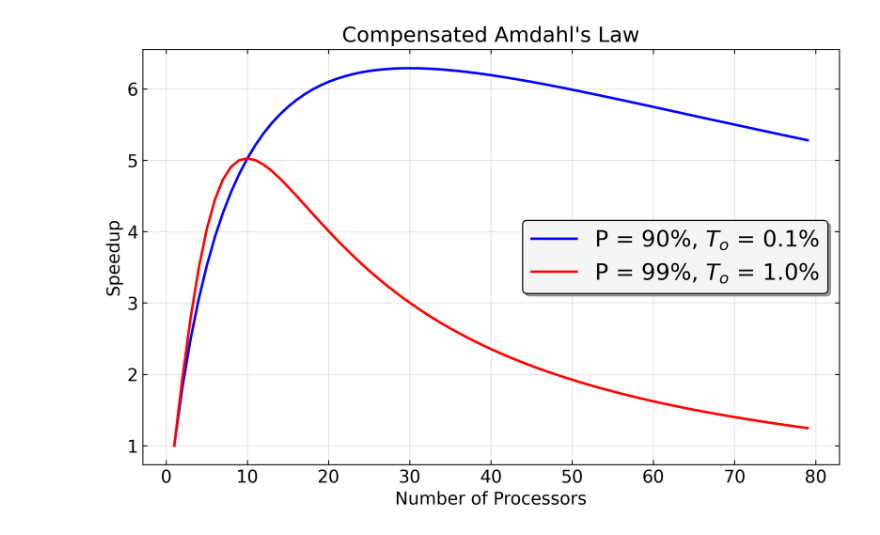
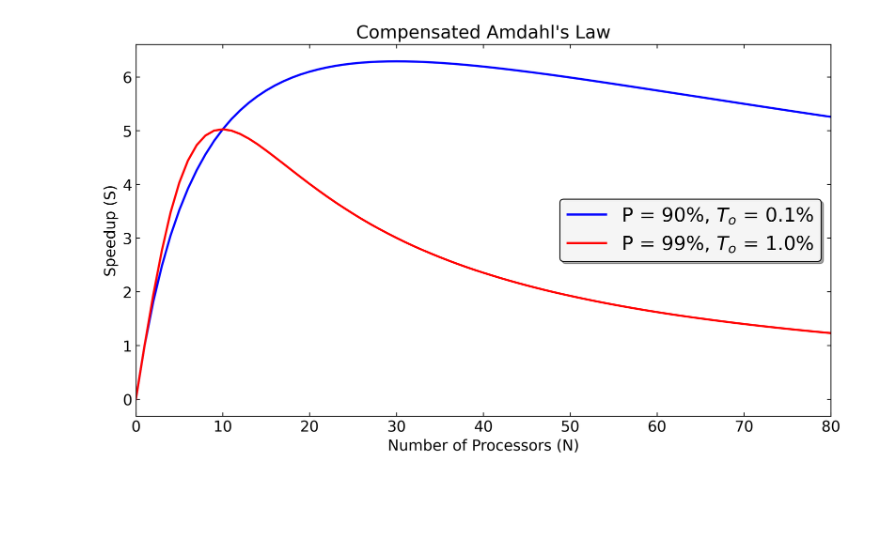
Before and after one commit to 4Tel/private-python-working, a Jupyter notebook: OpenMP/Compensated_Amdahl's_Law.ipynb, the cells around one changed output. Cells and saved outputs as stored; diff of their text form; code cells hidden in the pictures; blank space fills up the shorter version.

```diff
--- a/OpenMP/Compensated_Amdahl's_Law.ipynb
+++ b/OpenMP/Compensated_Amdahl's_Law.ipynb
@@ -1,36 +1,36 @@
 # %%
 import numpy as np
 import matplotlib.pyplot as plt
+import sys
+sys.path.append('../')
+import plotForm
+plotForm.configure_matplotlib()
 
-plt.figure(figsize=(10, 6), dpi=300)
-plt.style.use('default')
-plt.rcParams.update({'font.size': 14})
-plt.tick_params(axis='both', direction='in', top=True, right=True)
 plt.title("Compensated Amdahl's Law")
-plt.xlabel("Number of Processors")
-plt.ylabel("Speedup")
+plt.xlabel("Number of Processors (N)")
+plt.ylabel("Speedup (S)")
 
 # Parameters
-N = np.arange(1, 80)  # Number of processors
+N = np.arange(0, 81)  # Number of processors
 
 # Plot multiple scenarios
 scenarios = [
     {'P': 0.9, 'k': 0.001, 'color': 'blue'},
     {'P': 0.99, 'k': 0.01, 'color': 'red'}
 ]
 
 for scenario in scenarios:
     P = scenario['P']
     k = scenario['k']
     # Compensated Amdahl's Law formula
     speedup = 1 / ((1 - P) + (P/N) + k * (N - 1))
     plt.plot(N, speedup, label=f'P = {P:.0%}, $T_o$ = {k:.1%}',
              color=scenario['color'], linewidth=2)
 
 # Improved legend visibility
-plt.legend(loc='best', frameon=True, fancybox=True, shadow=True,
-           fontsize=18, framealpha=0.9, edgecolor='black')
-plt.grid(alpha=0.3)
+plt.xlim(0, 80)
+plt.legend(loc='right', fontsize=18, **plotForm.legend_params)
+plt.tight_layout()
 plt.show()
 # %% [output]
-[figure, old version]
+[figure, new version]
```
Also changed, not shown: 5 other files.
